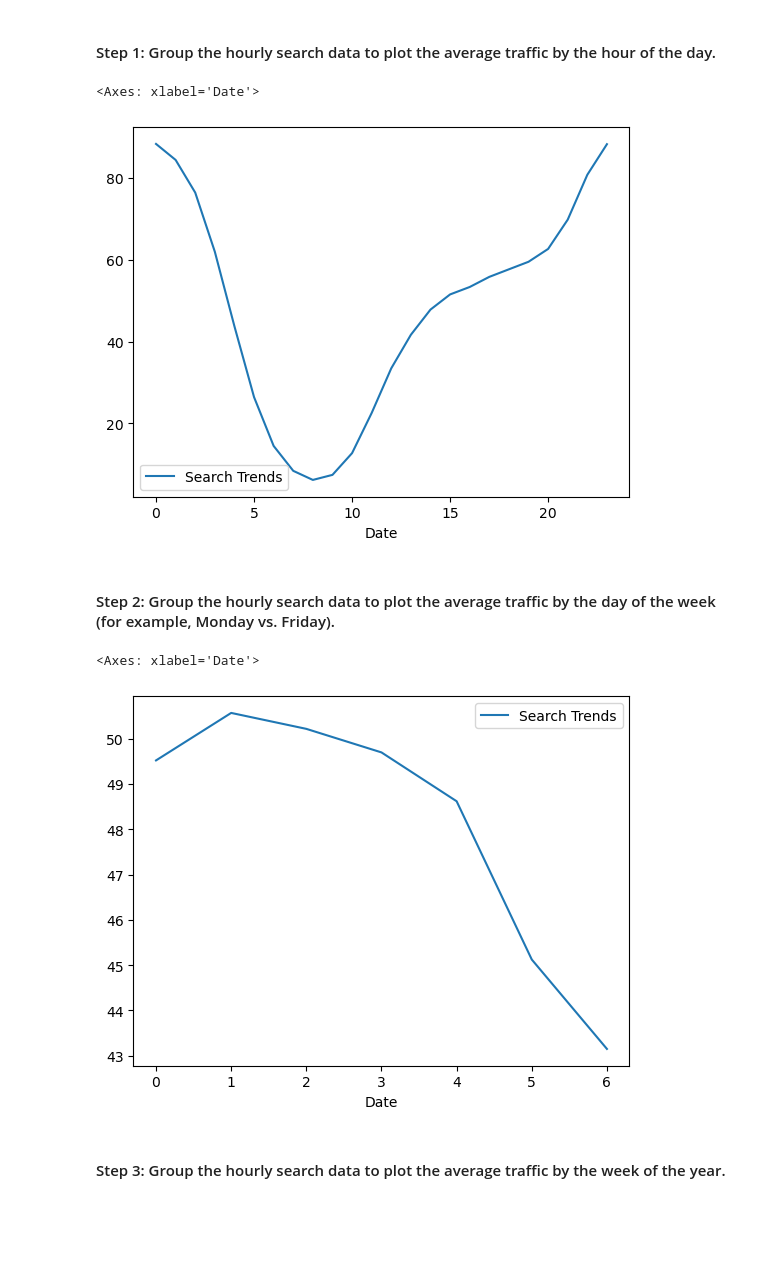
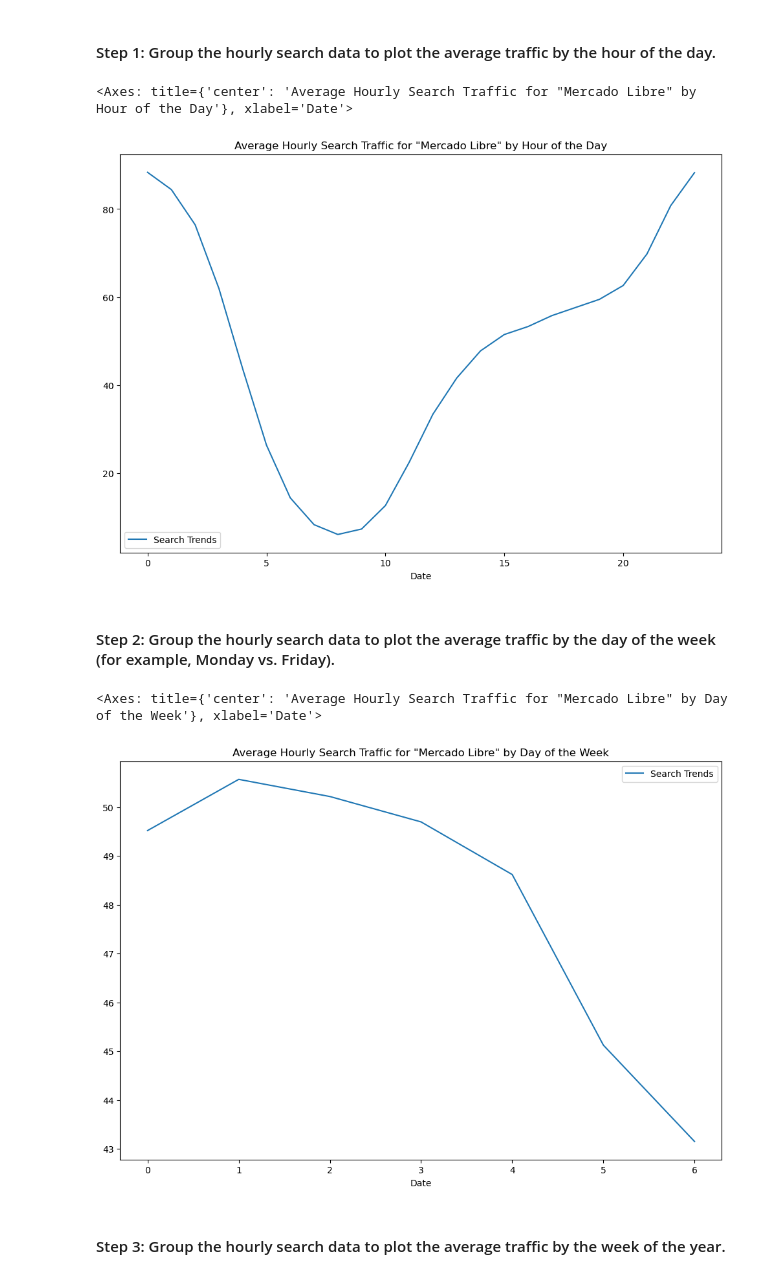
Before and after one commit to albeli/prophet-challenge, a Jupyter notebook: forecasting_net_prophet.ipynb, the cells around one changed output. Drawn from its saved outputs; the diff is of its cells as text; code cells hidden in the pictures; blank space fills up the shorter version.

```diff
--- a/forecasting_net_prophet.ipynb
+++ b/forecasting_net_prophet.ipynb
@@ -170,15 +152,23 @@ To that end, you want to mine the search traffic data for predictable seasonal p
 #### Step 1: Group the hourly search data to plot the average traffic by the hour of the day.
 # %%
 # Group the hourly search data to plot the average traffic by the day of week
+df_hourly_traffic = df_mercado_trends.groupby(df_mercado_trends.index.hour).mean()
+
+# Plot the average traffic by the hour of the day
+df_hourly_traffic.plot(figsize=(12, 8), title='Average Hourly Search Traffic for "Mercado Libre" by Hour of the Day')
 # %% [output]
-<Axes: xlabel='Date'>
+<Axes: title={'center': 'Average Hourly Search Traffic for "Mercado Libre" by Hour of the Day'}, xlabel='Date'>
-[figure, old version]
+[figure, new version]
 # %% [markdown]
 #### Step 2: Group the hourly search data to plot the average traffic by the day of the week (for example, Monday vs. Friday).
 # %%
 # Group the hourly search data to plot the average traffic by the day of week
+df_hourly_traffic_by_day = df_mercado_trends.groupby(df_mercado_trends.index.dayofweek).mean()
+
+# Plot the average traffic by the day of the week
+df_hourly_traffic_by_day.plot(figsize=(12, 8), title='Average Hourly Search Traffic for "Mercado Libre" by Day of the Week')
 # %% [output]
-<Axes: xlabel='Date'>
+<Axes: title={'center': 'Average Hourly Search Traffic for "Mercado Libre" by Day of the Week'}, xlabel='Date'>
-[figure, old version]
+[figure, new version]
 # %% [markdown]
 #### Step 3: Group the hourly search data to plot the average traffic by the week of the year.
```
Also changed, not shown: parts of 31 cells of this notebook.
